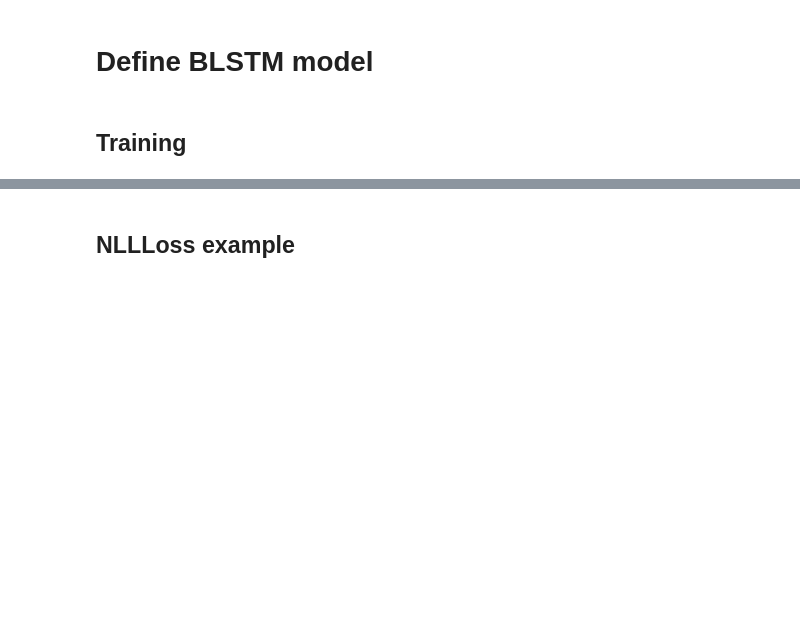
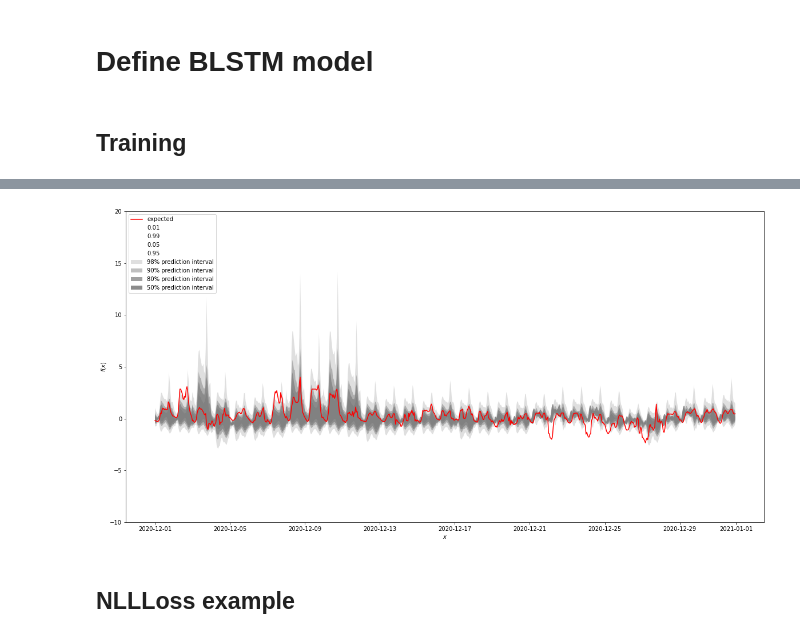
Before and after one commit to ShoCremers/DL_project, a Jupyter notebook: BLSTM.ipynb, the cells around one changed output, grey strips where cells are left out. Saved outputs shown, nothing was run; the diff lists cells and outputs as text; code cells hidden in the pictures; blank space fills up the shorter version.

```diff
--- a/BLSTM.ipynb
+++ b/BLSTM.ipynb
@@ -166,3 +335,39 @@ KeyboardInterrupt:
+# %%
+fig = plt.figure(figsize=(20,10))
+plt.plot(test_df.index, test_df['Day-ahead Price [EUR/MWh]'].values, 'r', label='expected')
+
+plt.plot(test_df.index, preds[:,0,:].flatten(), 'b,',markersize=0,label='0.01')
+plt.plot(test_df.index, preds[:,8,:].flatten(), 'b.',markersize=0,label='0.99')
+
+plt.plot(test_df.index, preds[:,1,:].flatten(), 'r.',markersize=0,label='0.05')
+plt.plot(test_df.index, preds[:,7,:].flatten(), 'r.',markersize=0,label='0.95')
+
+# plt.plot(test_df.index, y_pred, 'r-', label=u'Prediction')
+# plt.plot(test_df.index, y_upper, 'k-')
+# plt.plot(test_df.index, y_lower, 'k-')
+plt.fill(np.concatenate([test_df.index, test_df.index[::-1]]),
+         np.concatenate([preds[:,8,:].flatten(), preds[:,0,:].flatten()]),
+         alpha=.25, fc='grey', ec='None', label='98% prediction interval')
+
+plt.fill(np.concatenate([test_df.index, test_df.index[::-1]]),
+         np.concatenate([preds[:,7,:].flatten(), preds[:,1,:].flatten()]),
+         alpha=.5, fc='grey', ec='None', label='90% prediction interval')
+
+plt.fill(np.concatenate([test_df.index, test_df.index[::-1]]),
+         np.concatenate([preds[:,6,:].flatten(), preds[:,2,:].flatten()]),
+         alpha=.75, fc='grey', ec='None', label='80% prediction interval')
+
+plt.fill(np.concatenate([test_df.index, test_df.index[::-1]]),
+         np.concatenate([preds[:,5,:].flatten(), preds[:,3,:].flatten()]),
+         alpha=0.9, fc='grey', ec='None', label='50% prediction interval')
+
+plt.xlabel('$x$')
+plt.ylabel('$f(x)$')
+plt.ylim(-10, 20)
+plt.legend(loc='upper left')
+plt.show()
+# %% [output]
+[figure, added]
 # %%
 # training old loop
 for t in range(num_epochs):
```
Also changed, not shown: parts of 15 cells of this notebook, 2 other files.
